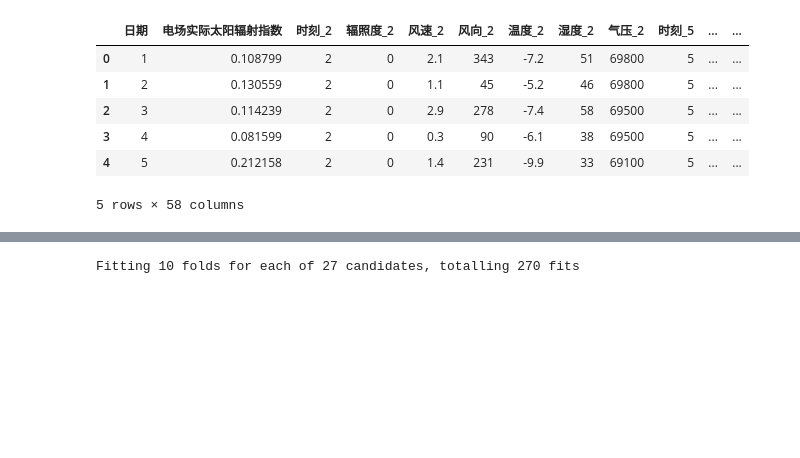
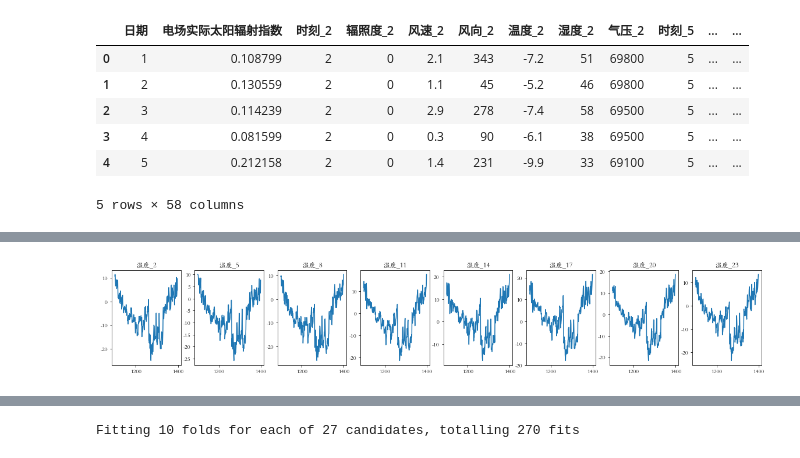
Before and after one commit to gggliuye/kaggles, a Jupyter notebook: DC_sun_radiation/SUN.ipynb, the cells around one changed output, grey strips where cells are left out. Drawn from its saved outputs; the diff is of its cells as text; code cells hidden in the pictures; blank space fills up the shorter version.

```diff
--- a/DC_sun_radiation/SUN.ipynb
+++ b/DC_sun_radiation/SUN.ipynb
@@ -233,0 +191,12 @@ Best: -0.167258 using {'n_estimators': 100, 'max_depth': 2}
+# %%
+idxss = []
+print('the position of the max values of some cols are:')
+for i in [8,11,14,17,20]:
+    for k in ['温度_','湿度_', '辐照度_']:
+        label = k + str(i)
+        idxs = []
+        for j in range(5):
+            idx = train_df[label][425*j:425*(j+1)].argmax()
+            idxs.append(idx)
+        idxss.append(idxs)
+        print('  ', label, '  : ', idxs)
@@ -233,0 +220,4 @@ Best: -0.167258 using {'n_estimators': 100, 'max_depth': 2}
+# %%
+print('the distance between the maximums are :')
+for i in idxss:
+    print('    ', i[1]-i[0], i[2]-i[1], i[3]-i[2], i[4]-i[3])
@@ -233,0 +241,11 @@ Best: -0.167258 using {'n_estimators': 100, 'max_depth': 2}
+# %%
+fig, axs = plt.subplots(nrows=1, ncols=8, sharex=True,figsize=(20, 3))
+plot_id = 0
+for i in [2,5,8,11,14,17,20,23]:
+    label = '温度_' + str(i)
+    ax = axs[plot_id]
+    ax.plot(train_df[label][1100:1400])
+    ax.set_title(label)
+    plot_id += 1
+# %% [output]
+[figure, added]
```
Also changed, not shown: parts of 70 cells of this notebook.
